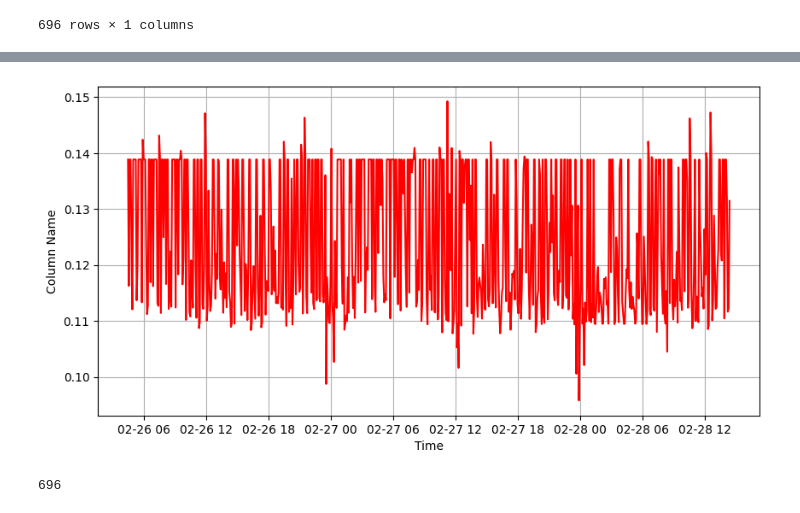
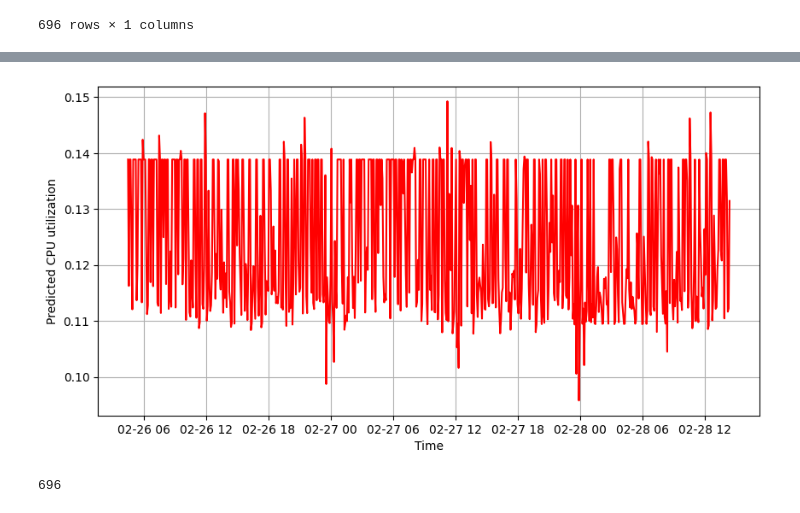
Before and after one commit to BOUBEGHELRima/Anomaly_detection, a Jupyter notebook: load_model.ipynb, the cells around one changed output, grey strips where cells are left out. Drawn from its saved outputs; the diff is of its cells as text; code cells hidden in the pictures.

```diff
--- a/load_model.ipynb
+++ b/load_model.ipynb
@@ -85,7 +85,7 @@ forecastPlot[:] = Predict.flatten()  # Assuming Predict is 2D and the prediction
 plt.figure(figsize=(10, 5))
 plt.plot(Time[-len(Predict):], Predict, color='red')  # Use Time[-len(Predict):] to match the length of Predict
 plt.xlabel('Time')
-plt.ylabel('Column Name')  # Replace with the actual column name
+plt.ylabel('Predicted CPU utilization')  # Replace with the actual column name
 plt.grid(True)
 plt.show()
 # %% [output]
@@ -93,4 +93,4 @@ plt.show()
-[figure, old version]
+[figure, new version]
 # %%
 y_true=data[column_name].values
 predictions=Predict
```
Also changed, not shown: parts of 3 cells of this notebook.
